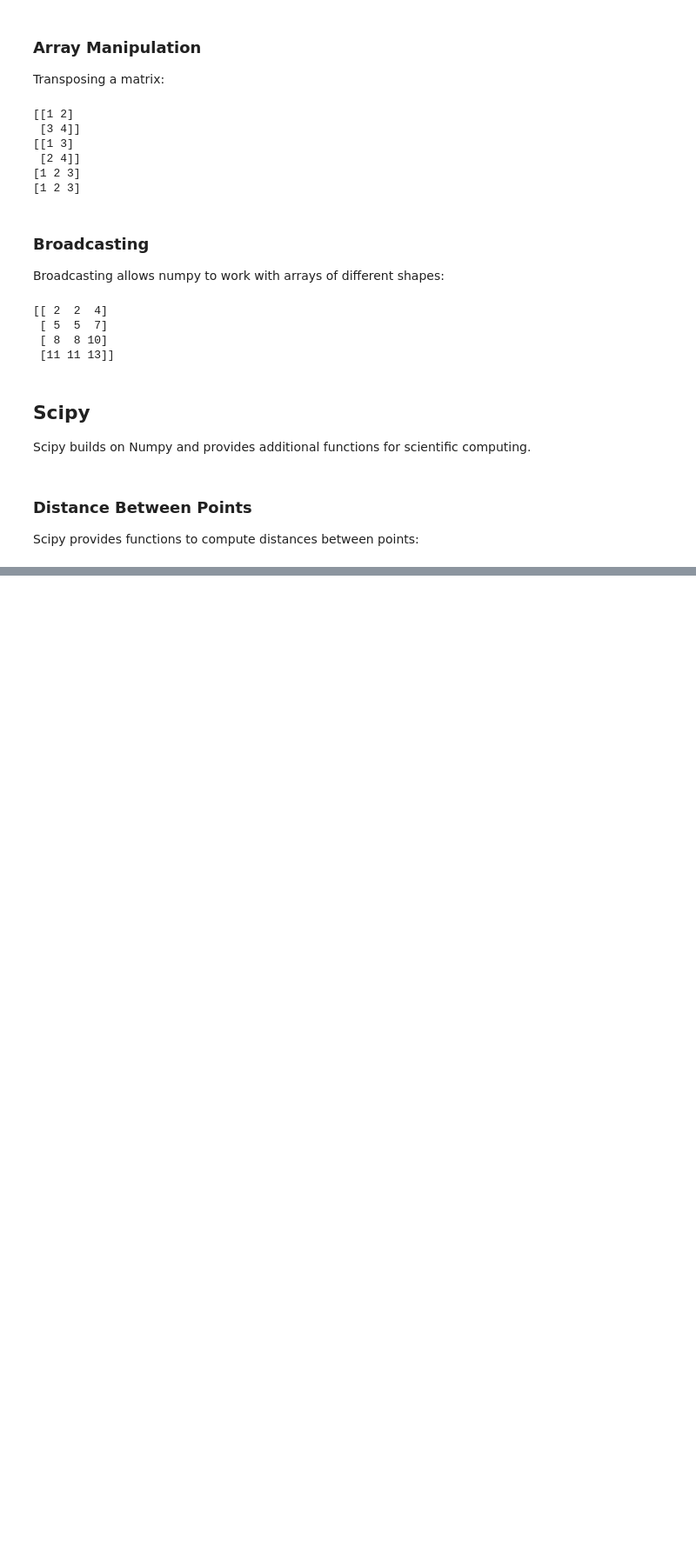
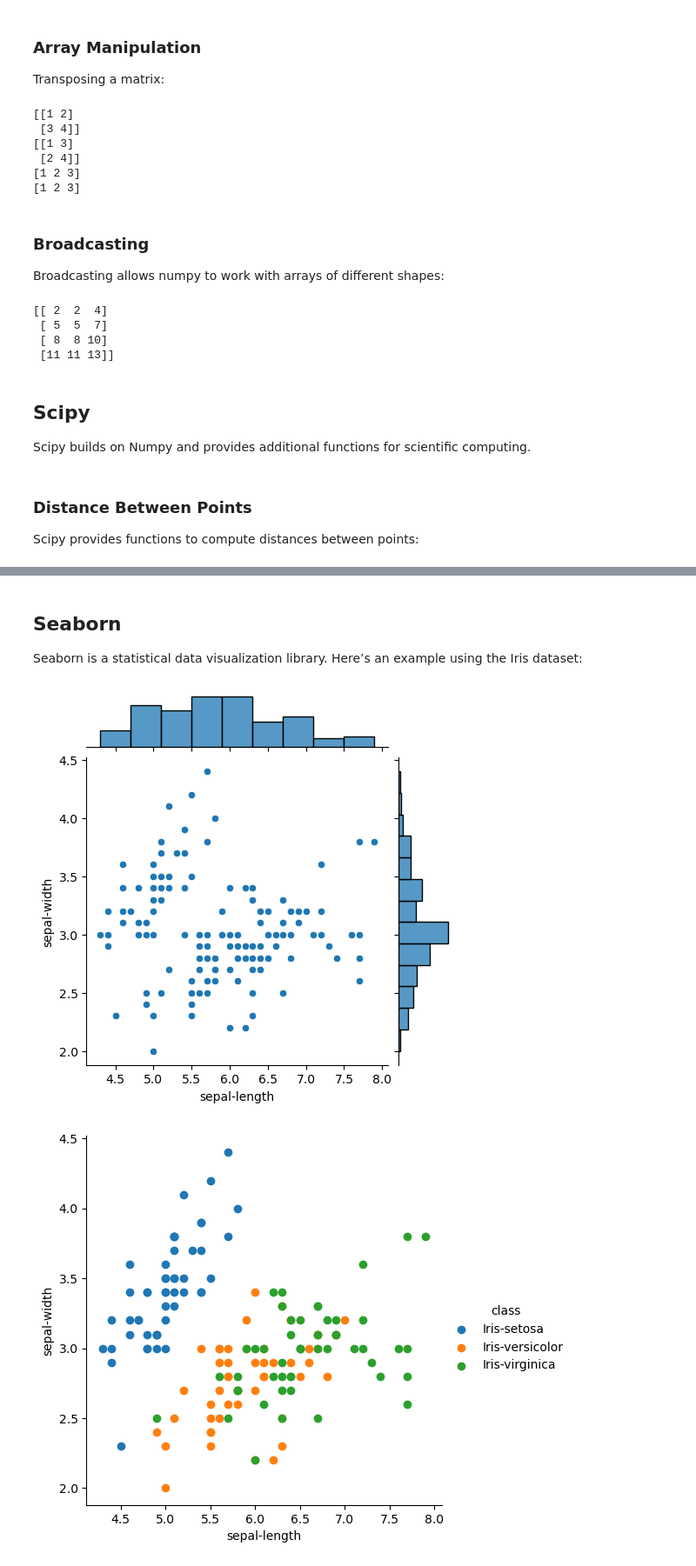
Before and after one commit to DiazHumberto/Lab-3, a Jupyter notebook: Lab_Exercise_2.ipynb, the cells around one changed output, grey strips where cells are left out. Shown: that part at 87% size. Drawn from its saved outputs; the diff is of its cells as text; code cells hidden in the pictures; blank space fills up the shorter version.

```diff
--- a/Lab_Exercise_2.ipynb
+++ b/Lab_Exercise_2.ipynb
@@ -445,0 +463,18 @@ print(scipy.__version__)
+# %% [markdown]
+## Seaborn
+Seaborn is a statistical data visualization library. Here’s an example using the Iris dataset:
+# %%
+import seaborn as sns
+import matplotlib.pyplot as plt
+from pandas import read_csv
+
+url = "https://raw.githubusercontent.com/jbrownlee/Datasets/master/iris.csv"
+names = ['sepal-length', 'sepal-width', 'petal-length', 'petal-width', 'class']
+dataset = read_csv(url, names=names)
+
+sns.jointplot(x='sepal-length', y='sepal-width', data=dataset, height=5)  # Joint plot
+sns.FacetGrid(dataset, hue='class', height=5).map(plt.scatter, 'sepal-length', 'sepal-width').add_legend()  # Scatter plot
+plt.show()  # Display the plot
+# %% [output]
+[figure, added]
+[figure, added]
```
Also changed, not shown: parts of 6 cells of this notebook.
